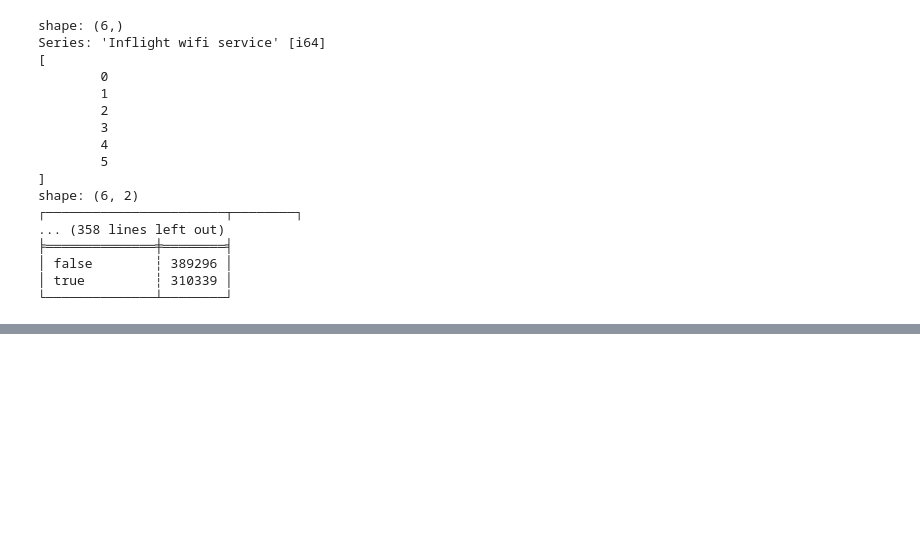
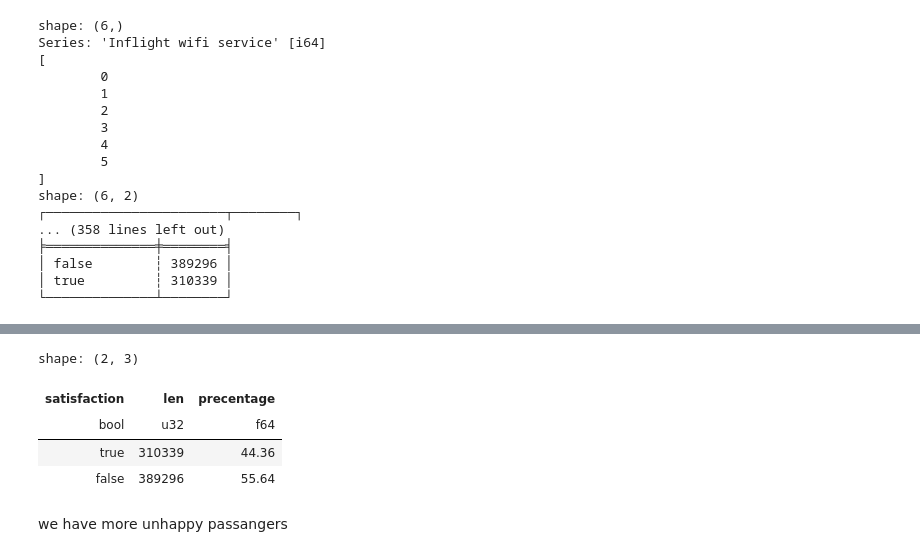
Before and after one commit to sevavargin/Airline-Satisfaction, a Jupyter notebook: notebooks/01_data_research.ipynb, the cells around one changed output, grey strips where cells are left out. Drawn from its saved outputs; the diff is of its cells as text; code cells hidden in the pictures; blank space fills up the shorter version.

```diff
--- a/notebooks/01_data_research.ipynb
+++ b/notebooks/01_data_research.ipynb
@@ -114,0 +137,12 @@ shape: (6, 2)
+# %%
+#CHECK SATISFACTION
+
+display(train_df.group_by("satisfaction").len().with_columns((pl.col("len") / train_df.height * 100).round(2).alias("precentage")))
+# %% [output]
+shape: (2, 3)
+| satisfaction | len | precentage |
+| bool | u32 | f64 |
+| true | 310339 | 44.36 |
+| false | 389296 | 55.64 |
+# %% [markdown]
+we have more unhappy passangers
```
Also changed, not shown: parts of 2 cells of this notebook.
